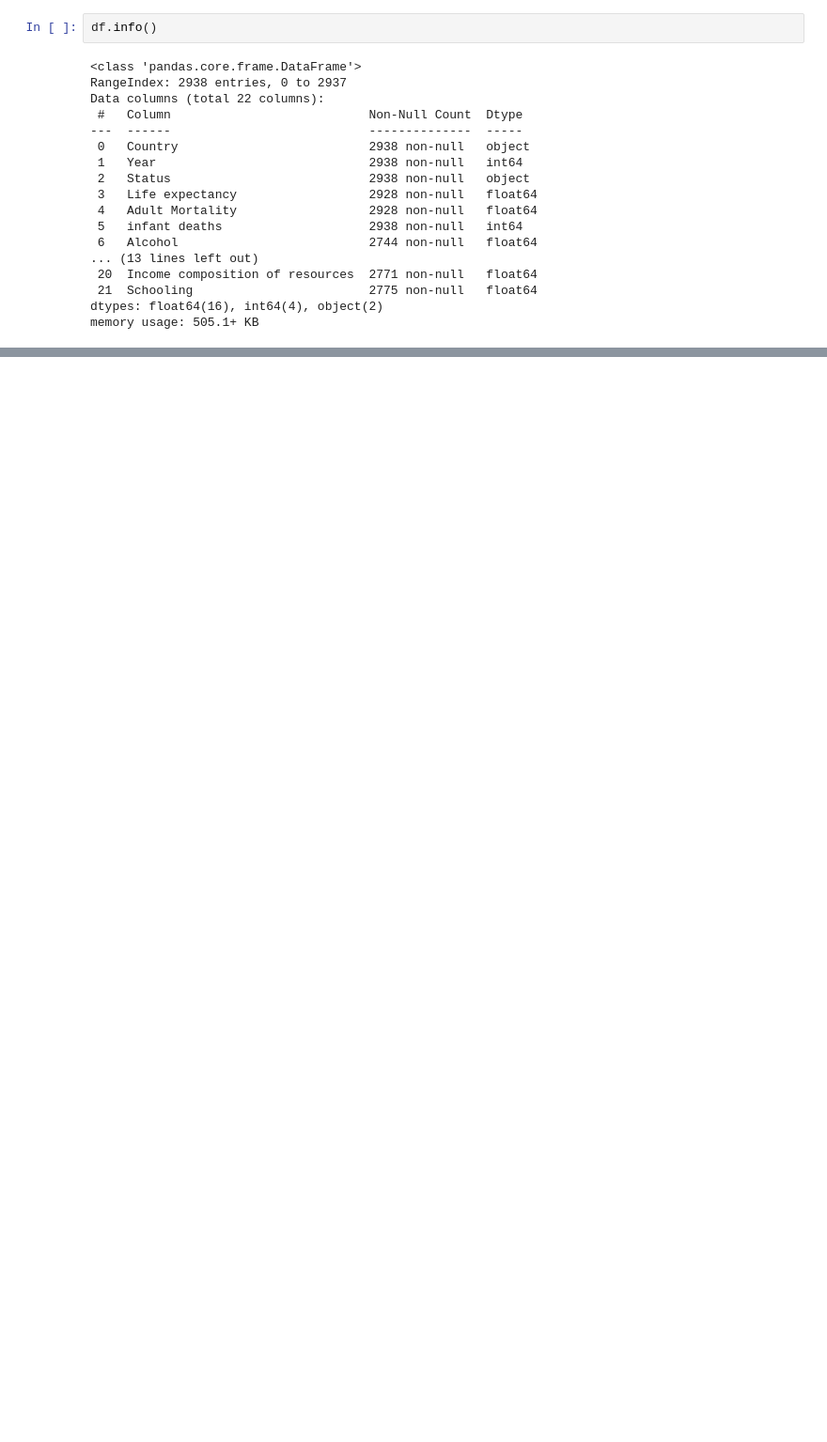
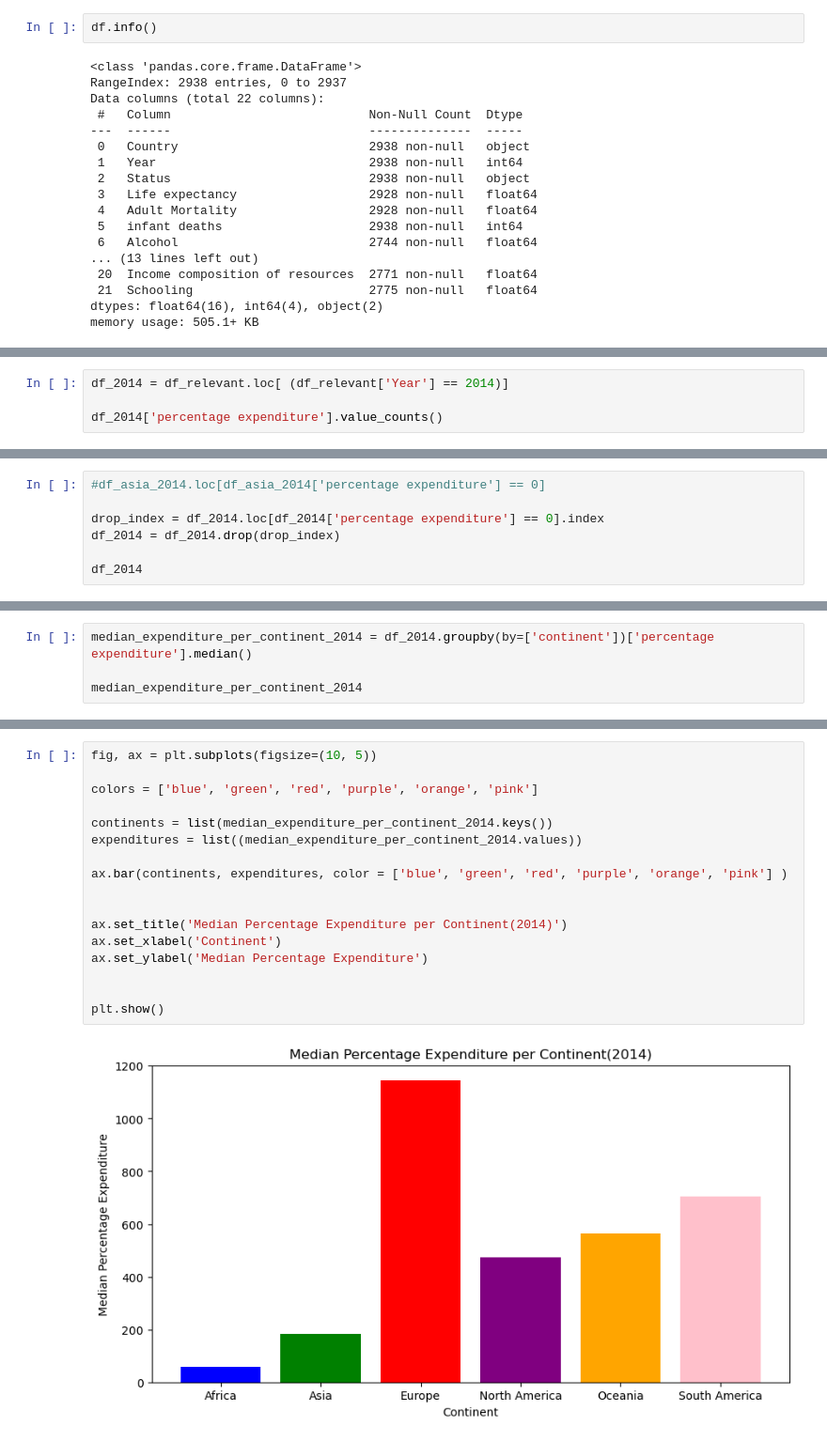
Before and after one commit to ElifSurucu/life-expectancy-eda, a Jupyter notebook: anbita_notebook.ipynb, the cells around one changed output, grey strips where cells are left out. Shown at 94% size. Cells and saved outputs as stored; diff of their text form; blank space fills up the shorter version.

```diff
--- a/anbita_notebook.ipynb
+++ b/anbita_notebook.ipynb
@@ -120,0 +570,4 @@ df["percentage_expenditure_2"] = (df['Total expenditure'] / 100) / (df['GDP'] /
+# %%
+df_2014 = df_relevant.loc[ (df_relevant['Year'] == 2014)]
+
+df_2014['percentage expenditure'].value_counts()
@@ -120,0 +588,7 @@ df["percentage_expenditure_2"] = (df['Total expenditure'] / 100) / (df['GDP'] /
+# %%
+#df_asia_2014.loc[df_asia_2014['percentage expenditure'] == 0]
+
+drop_index = df_2014.loc[df_2014['percentage expenditure'] == 0].index
+df_2014 = df_2014.drop(drop_index)
+
+df_2014
@@ -165,0 +625,4 @@ We have synthetic data from xxxx that provides information on different cybersec
+# %%
+median_expenditure_per_continent_2014 = df_2014.groupby(by=['continent'])['percentage expenditure'].median()
+
+median_expenditure_per_continent_2014
@@ -165,0 +638,19 @@ We have synthetic data from xxxx that provides information on different cybersec
+# %%
+fig, ax = plt.subplots(figsize=(10, 5))
+
+colors = ['blue', 'green', 'red', 'purple', 'orange', 'pink']
+
+continents = list(median_expenditure_per_continent_2014.keys())
+expenditures = list((median_expenditure_per_continent_2014.values))
+
+ax.bar(continents, expenditures, color = ['blue', 'green', 'red', 'purple', 'orange', 'pink'] )
+
+
+ax.set_title('Median Percentage Expenditure per Continent(2014)')
+ax.set_xlabel('Continent')
+ax.set_ylabel('Median Percentage Expenditure')
+
+
+plt.show()
+# %% [output]
+[figure, added]
```
Also changed, not shown: parts of 82 cells of this notebook, 1 other file.
